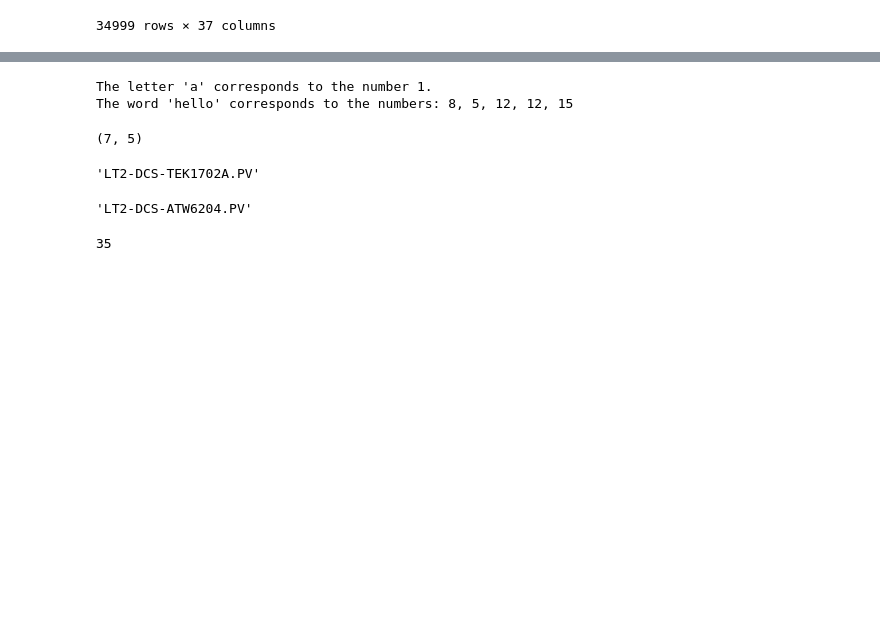
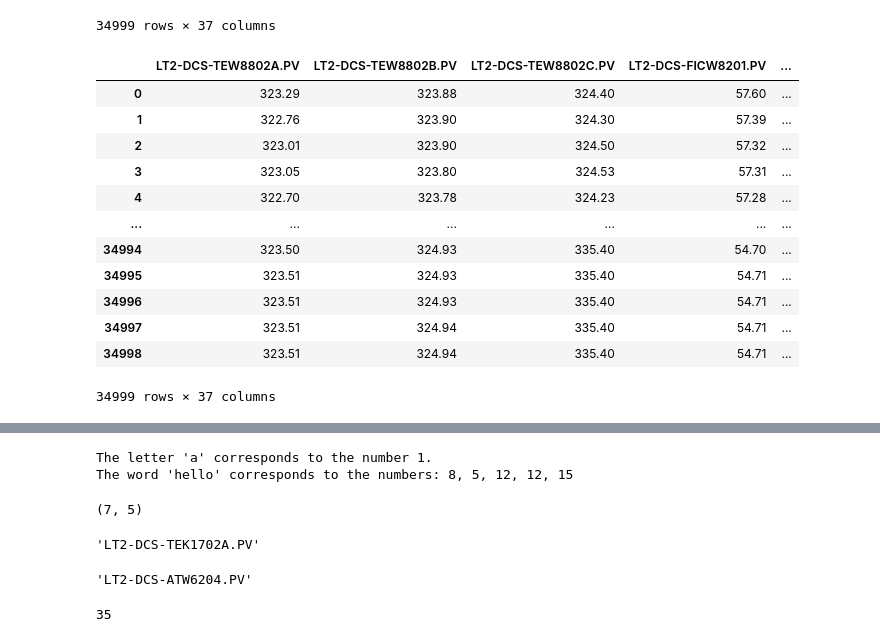
Before and after one commit to skywalker0803r/SCR, a Jupyter notebook: EDA2.ipynb, the cells around one changed output, grey strips where cells are left out. Saved outputs shown, nothing was run; the diff lists cells and outputs as text; code cells hidden in the pictures; blank space fills up the shorter version.

```diff
--- a/EDA2.ipynb
+++ b/EDA2.ipynb
@@ -4,7 +4,7 @@
 import pandas as pd
 import numpy as np
 
-df = pd.read_csv('/content/drive/MyDrive/SCR/LT2 NOX20221101_20230507教授_part1.csv', encoding= 'unicode_escape')
+df = pd.read_csv('LT2 NOX20221101_20230507教授_part1.csv', encoding= 'unicode_escape')
 df.set_index(df.columns[0],inplace=True)
 for i in df.columns:
   df[i] = pd.to_numeric(df[i],errors='coerce')
@@ -48,7 +48,7 @@ df
 # %% [markdown]
 # spec
 # %%
-spec = pd.read_csv('/content/drive/MyDrive/SCR/單位及操作範圍.csv', encoding= 'unicode_escape')
+spec = pd.read_csv('單位及操作範圍.csv', encoding= 'unicode_escape')
 spec.set_index(spec.columns[0], inplace=True)
 spec
 # %% [output]
@@ -93,3 +93,20 @@ df
 | 05-Sep-22 12:25:00 | 323.51 | 324.94 | 335.40 | 54.71 | ... |
 | 05-Sep-22 12:30:00 | 323.51 | 324.94 | 335.40 | 54.71 | ... |
 34999 rows × 37 columns
+# %%
+df = df.reset_index(drop=True)
+df
+# %% [output]
+|  | LT2-DCS-TEW8802A.PV | LT2-DCS-TEW8802B.PV | LT2-DCS-TEW8802C.PV | LT2-DCS-FICW8201.PV | ... |
+| 0 | 323.29 | 323.88 | 324.40 | 57.60 | ... |
+| 1 | 322.76 | 323.90 | 324.30 | 57.39 | ... |
+| 2 | 323.01 | 323.90 | 324.50 | 57.32 | ... |
+| 3 | 323.05 | 323.80 | 324.53 | 57.31 | ... |
+| 4 | 322.70 | 323.78 | 324.23 | 57.28 | ... |
+| ... | ... | ... | ... | ... | ... |
+| 34994 | 323.50 | 324.93 | 335.40 | 54.70 | ... |
+| 34995 | 323.51 | 324.93 | 335.40 | 54.71 | ... |
+| 34996 | 323.51 | 324.93 | 335.40 | 54.71 | ... |
+| 34997 | 323.51 | 324.94 | 335.40 | 54.71 | ... |
+| 34998 | 323.51 | 324.94 | 335.40 | 54.71 | ... |
+34999 rows × 37 columns
```
Also changed, not shown: parts of 4 cells of this notebook, 1 other file.
